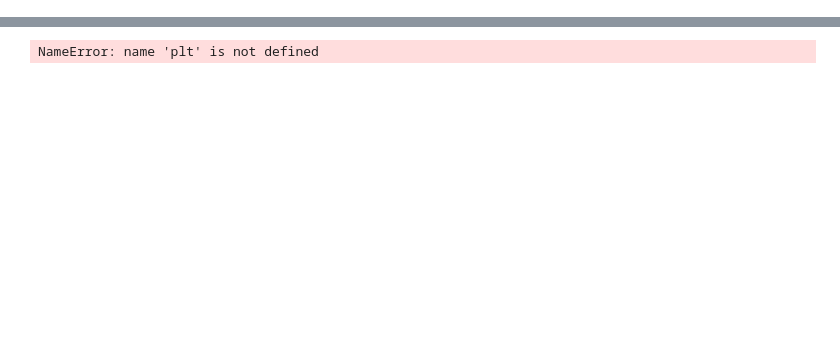
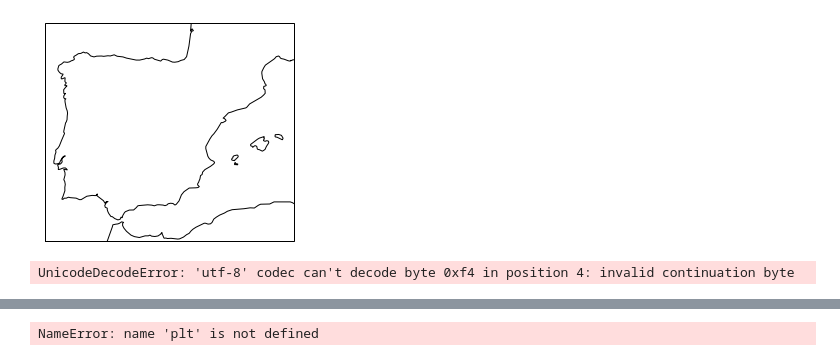
Before and after one commit to icane/curso_python, a Jupyter notebook: slides/code/s06/geovisualizacion.ipynb, the cells around one changed output, grey strips where cells are left out. Cells and saved outputs as stored; diff of their text form; code cells hidden in the pictures; blank space fills up the shorter version.

```diff
--- a/slides/code/s06/geovisualizacion.ipynb
+++ b/slides/code/s06/geovisualizacion.ipynb
@@ -19,0 +109,12 @@ ModuleNotFoundError: No module named 'cartopy'
+# %%
+iberia = plt.axes(projection=ccrs.GOOGLE_MERCATOR)
+iberia.coastlines(resolution='50m')
+
+iberia.set_extent([-10, 5, 35, 45])
+
+shapename = 'admin_1_states_provinces_lakes_shp'
+states_shp = shpreader.natural_earth(resolution='50m',
+                                     category='cultural', name=shapename)
+states = (state for state in shpreader.Reader(states_shp).geometries())
+# %% [output]
+[figure, added]
@@ -19,0 +123,6 @@ ModuleNotFoundError: No module named 'cartopy'
+# %%
+geo = shpreader.Reader(states_shp).records()
+# -*- coding: utf-8 -*-
+list(geo)
+# %% [output]
+UnicodeDecodeError: 'utf-8' codec can't decode byte 0xf4 in position 4: invalid continuation byte
```
Also changed, not shown: parts of 14 cells of this notebook, 54 other files.
